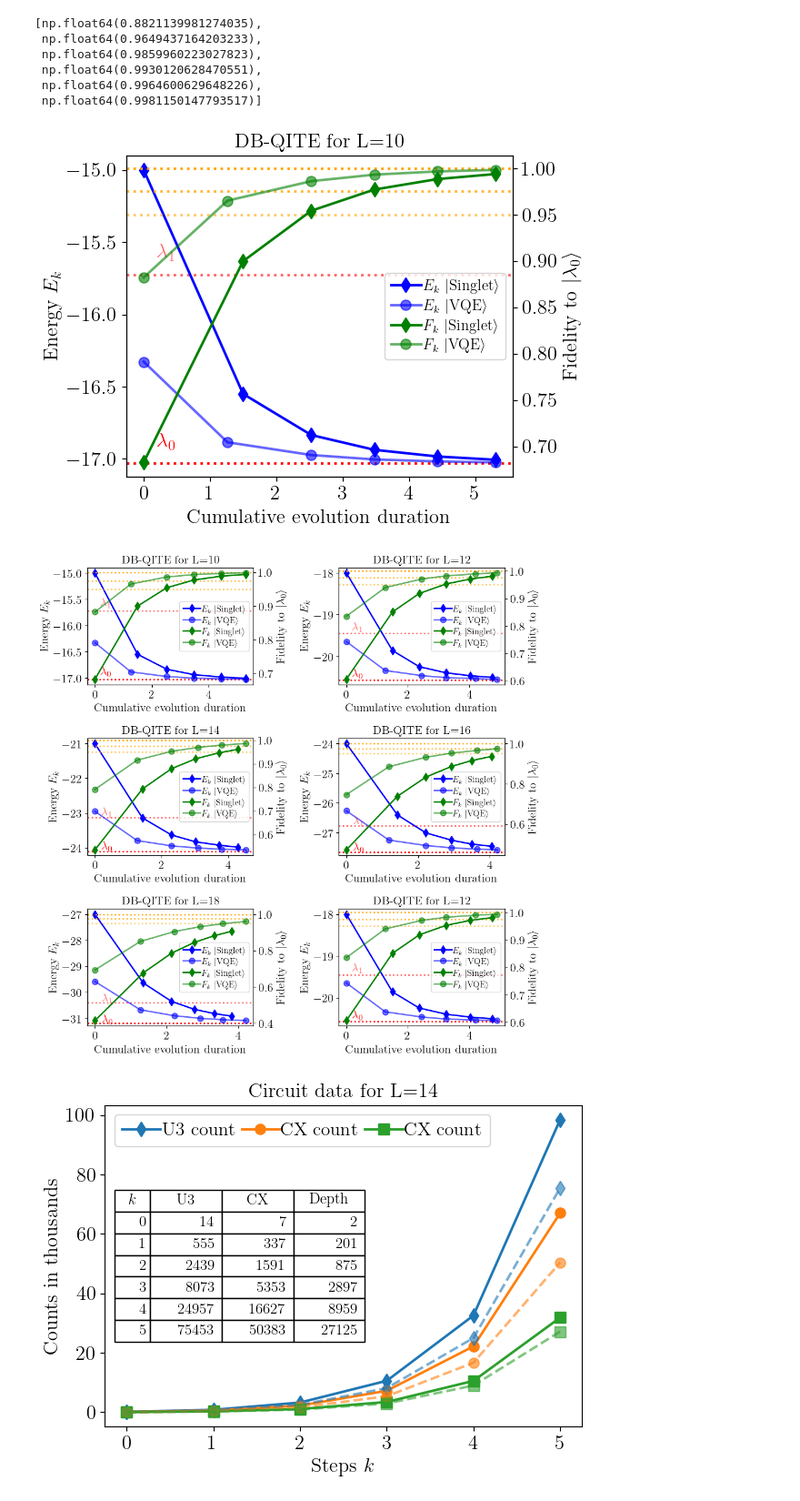
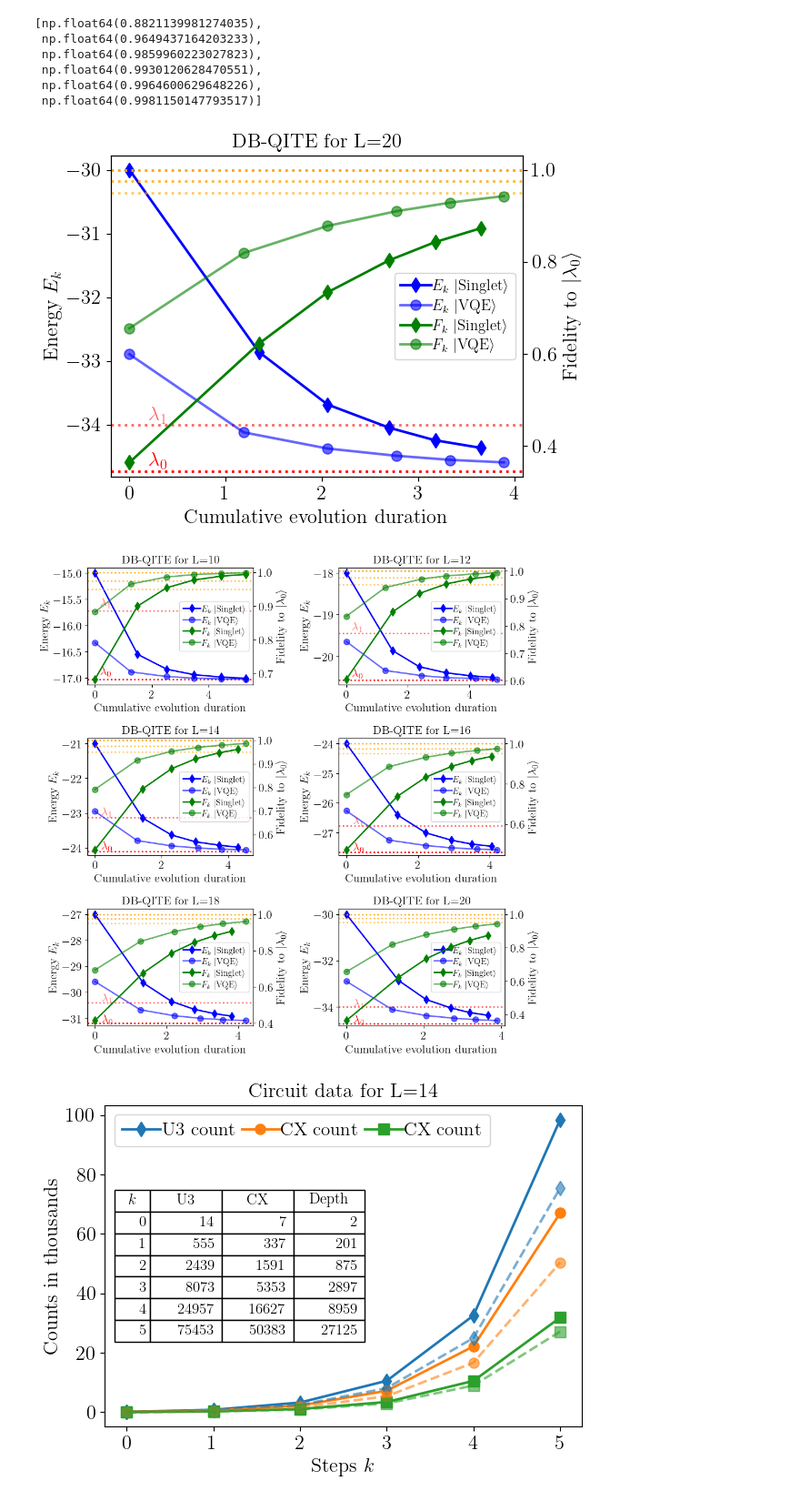
Before and after one commit to renezander90/DB-QITE, a Jupyter notebook: generate_plots_PRL.ipynb, the cells around one changed output. Shown at 91% size. Drawn from its saved outputs; the diff is of its cells as text; code cells hidden in the pictures.

Commit message:
Added data for L=20

```diff
--- a/generate_plots_PRL.ipynb
+++ b/generate_plots_PRL.ipynb
@@ -77,6 +77,7 @@ results_12 = load_data('data_PRL/benchmarks_2nd_L=12_04-17-14')
 results_14 = load_data('data_PRL/benchmarks_2nd_L=14_04-17-14')
 results_16 = load_data('data_PRL/benchmarks_2nd_L=16_04-17-15')
 results_18 = load_data('data_PRL/benchmarks_2nd_L=18_04-17-16')
+results_20 = load_data('data_PRL/benchmarks_2nd_L=20_04-17-19')
 
 results_dict = dict()
 results_dict[10] = results_10
@@ -84,6 +85,7 @@ results_dict[12] = results_12
 results_dict[14] = results_14
 results_dict[16] = results_16
 results_dict[18] = results_18
+results_dict[20] = results_20
 # %%
 L=10
 psi = E0_vec[L] # ground state
@@ -201,11 +203,11 @@ def generate_plots(ax1, L):
     ax1.legend(lines_1 + lines_2, labels_1 + labels_2, loc="center right", ncol=1, fontsize=12)
 # %%
 fig, ax1 = plt.subplots()
-generate_plots(ax1,10)
+generate_plots(ax1,20)
 plt.tight_layout()
 plt.show()
 # %% [output]
-[figure, old version]
+[figure, new version]
 # %%
 # Create a figure with 6 subplots (3 rows, 2 columns)
 fig, ((ax_10, ax_12), (ax_14, ax_16), (ax_18, ax_20)) = plt.subplots(3, 2,
@@ -217,13 +219,13 @@ generate_plots(ax_12,12)
 generate_plots(ax_14,14)
 generate_plots(ax_16,16)
 generate_plots(ax_18,18)
-generate_plots(ax_20,12)
+generate_plots(ax_20,20)
 
 plt.tight_layout()
 plt.savefig("plots_PRL/QITE.pdf")
 plt.show()
 # %% [output]
-[figure, old version]
+[figure, new version]
 # %%
 def generate_circuit_plots(axC, L):
 
```
Also changed, not shown: 2 other files.
